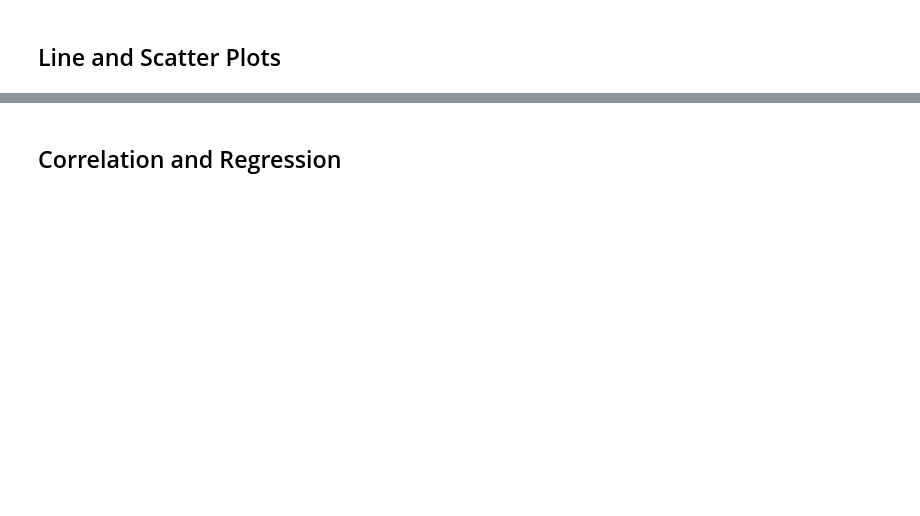
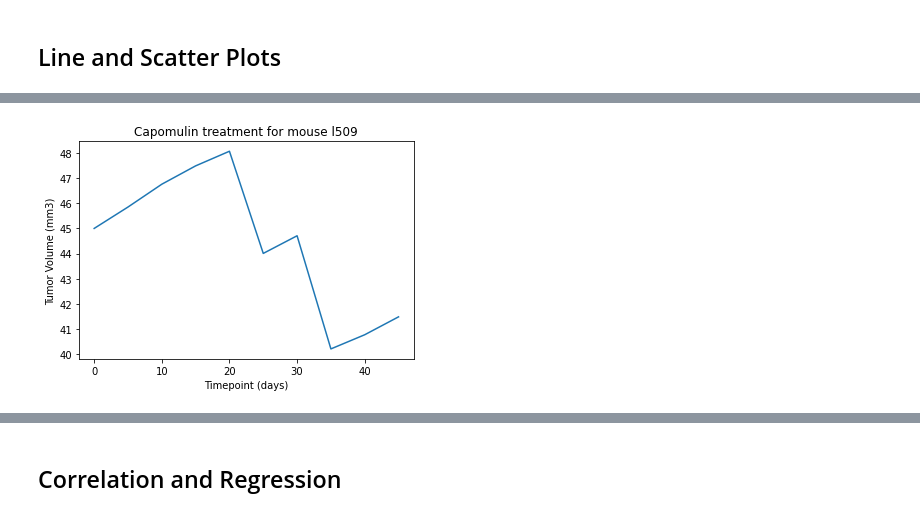
Before and after one commit to lcardsvr/Module---5-Challenge, a Jupyter notebook: Pymaceuticals/pymaceuticals_starter.ipynb, the cells around one changed output, grey strips where cells are left out. Drawn from its saved outputs; the diff is of its cells as text; code cells hidden in the pictures; blank space fills up the shorter version.

```diff
--- a/Pymaceuticals/pymaceuticals_starter.ipynb
+++ b/Pymaceuticals/pymaceuticals_starter.ipynb
@@ -479,0 +408,22 @@ ax1.boxplot(tumor_df)
+# %%
+# Generate a line plot of tumor volume vs. time point for a mouse treated with Capomulin
+
+# To match the reference mouse l509 under the Capomulin treatment was selected
+
+Capomulin_Mouse_l509_info = data.loc[(data["Mouse ID"]=="l509") & (data["Drug Regimen"]=="Capomulin"), : ]
+
+Capomulin_Mouse_l509_info.head(10)
+
+tumor_vol = Capomulin_Mouse_l509_info["Tumor Volume (mm3)"]
+timepoint = Capomulin_Mouse_l509_info["Timepoint"]
+
+
+fig2, ax2 = plt.subplots(squeeze=True)
+
+ax2.set(ylabel='Tumor Volume (mm3)')
+ax2.set_xlabel("Timepoint (days)")
+ax2.set_title ("Capomulin treatment for mouse l509")
+
+ax2.plot(timepoint,tumor_vol);
+# %% [output]
+[figure, added]
```
Also changed, not shown: parts of 21 cells of this notebook, 6 other files.
